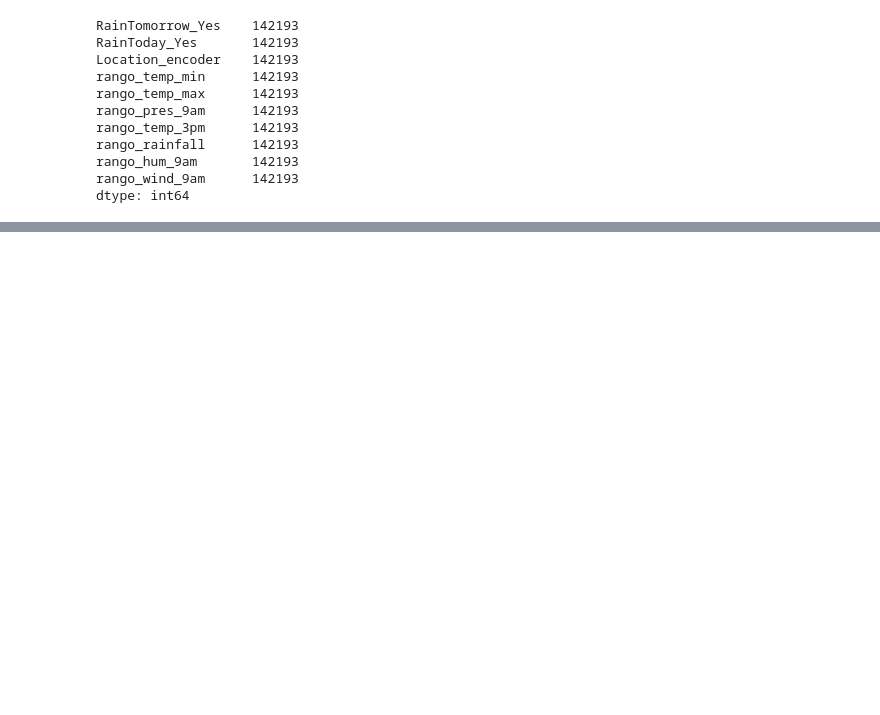
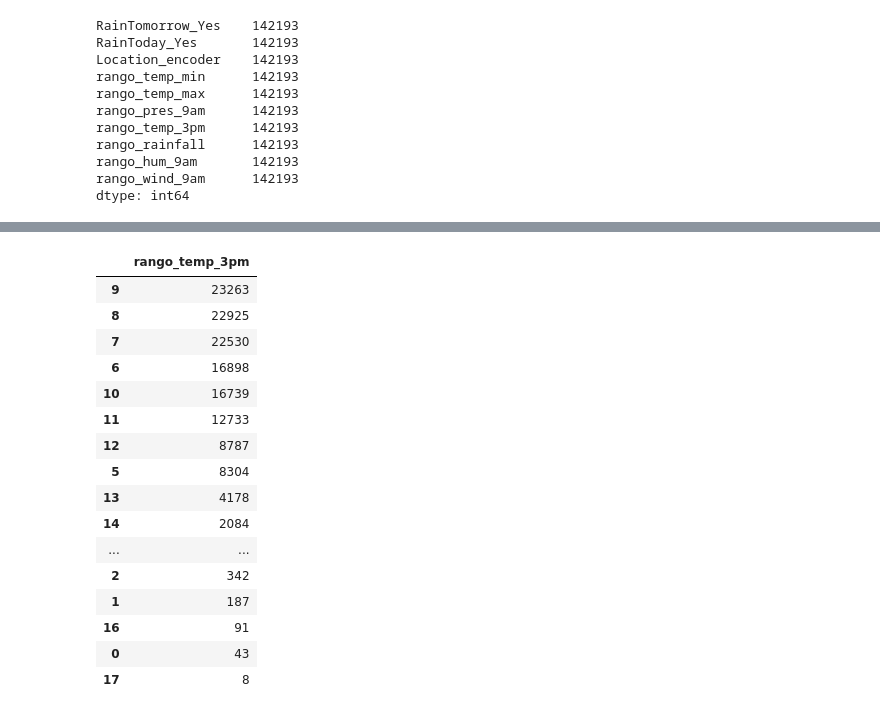
Before and after one commit to 4lequinn/PRUEBA-1-MINERIA, a Jupyter notebook: DataScience.ipynb, the cells around one changed output, grey strips where cells are left out. Cells and saved outputs as stored; diff of their text form; code cells hidden in the pictures; blank space fills up the shorter version.

```diff
--- a/DataScience.ipynb
+++ b/DataScience.ipynb
@@ -955,0 +1057,22 @@ df2.groupby(df2.index.month).head()
+# %%
+
+# Comprobar el número de temperaturas registradas en cada tramo
+df2['rango_temp_3pm'].value_counts().to_frame().style.background_gradient(cmap = 'summer_r')
+# %% [output]
+|  | rango_temp_3pm |
+| 9 | 23263 |
+| 8 | 22925 |
+| 7 | 22530 |
+| 6 | 16898 |
+| 10 | 16739 |
+| 11 | 12733 |
+| 12 | 8787 |
+| 5 | 8304 |
+| 13 | 4178 |
+| 14 | 2084 |
+| ... | ... |
+| 2 | 342 |
+| 1 | 187 |
+| 16 | 91 |
+| 0 | 43 |
+| 17 | 8 |
```
Also changed, not shown: parts of 29 cells of this notebook.
